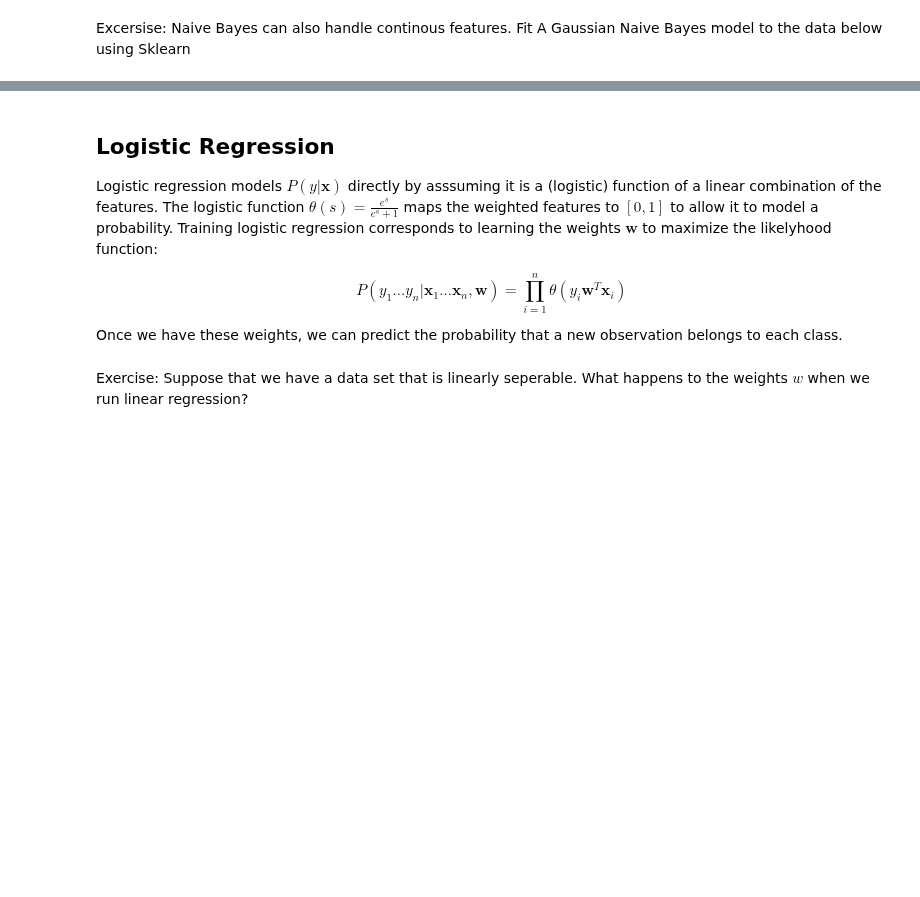
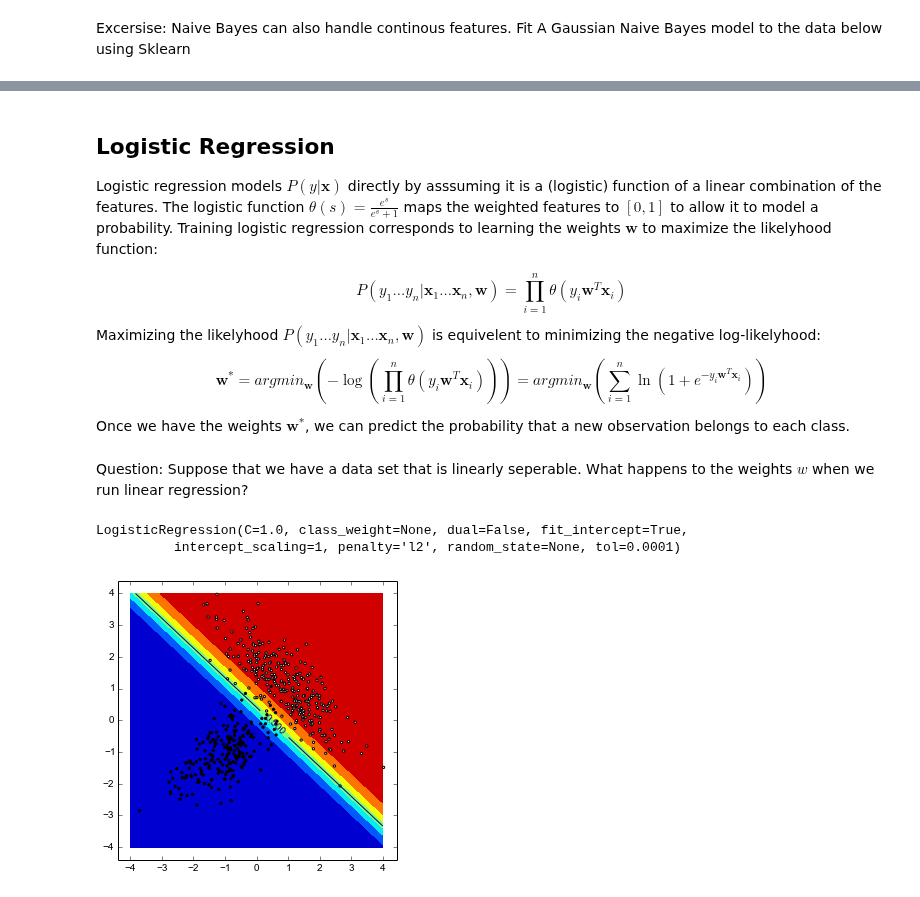
Before and after one commit to NICTA/MLSS, a Jupyter notebook: Logistic Regression.ipynb, the cells around one changed output, grey strips where cells are left out. Drawn from its saved outputs; the diff is of its cells as text; code cells hidden in the pictures; blank space fills up the shorter version.

```diff
--- a/Logistic Regression.ipynb
+++ b/Logistic Regression.ipynb
@@ -190,6 +207,21 @@ Logistic regression models $P(y|\boldsymbol{x})$ directly by asssuming it is a (
 P(y_1...y_n|\boldsymbol{x}_1...\boldsymbol{x}_n,\boldsymbol{w}) = \prod_{i=1}^n \theta(y_i\boldsymbol{w}^T\boldsymbol{x}_i)
 \end{equation}
 
-Once we have these weights, we can predict the probability that a new observation belongs to each class.
+Maximizing the likelyhood $P(y_1...y_n|\boldsymbol{x}_1...\boldsymbol{x}_n,\boldsymbol{w})$ is equivelent to minimizing the negative log-likelyhood:
+\begin{equation}
+\boldsymbol{w}^* = argmin_{\boldsymbol{w}}\left( -\log\left(\prod_{i=1}^n \theta(y_i\boldsymbol{w}^T\boldsymbol{x}_i)\right)\right)
+= argmin_{\boldsymbol{w}}\left( \sum_{i=1}^n \ln(1+e^{-y_i\boldsymbol{w}^T\boldsymbol{x}_i})\right)
+\end{equation}
+
+Once we have the weights $\boldsymbol{w}^*$, we can predict the probability that a new observation belongs to each class.
+# %% [markdown]
+Question: Suppose that we have a data set that is linearly seperable. What happens to the weights $w$ when we run linear regression?
 # %%
 #Run Logistic regression on the gaussian mixture data
+from sklearn.linear_model import LogisticRegression
+
+logistic = LogisticRegression()
+logistic.fit(mX,mY)
+# %% [output]
+LogisticRegression(C=1.0, class_weight=None, dual=False, fit_intercept=True,
+          intercept_scaling=1, penalty='l2', random_state=None, tol=0.0001)
@@ -202,2 +228,13 @@ Once we have these weights, we can predict the probability that a new observatio
-# %% [markdown]
-Exercise: Suppose that we have a data set that is linearly seperable. What happens to the weights $w$ when we run linear regression?
+# %%
+# what is the decision boundary
+
+# plot the probability y = 1 as over the feature space as for Naive Bayes
+logistz = logistic.predict_proba(test_points)[:,1].reshape(len(x),len(y)) # probability Y = 1
+f,ax = subplots(1,1,figsize=(5,5))
+cn = ax.contourf(x,y,logistz)
+ct = ax.contour(cn,levels=[0.5])
+ax.scatter(mX[:,0],mX[:,1],s=5, c = ["black" if y < 1 else "white" for y in mY],alpha=1)
+ax.clabel(ct)
+show()
+# %% [output]
+[figure, added]
```
Also changed, not shown: parts of 16 cells of this notebook, 2 other files.
